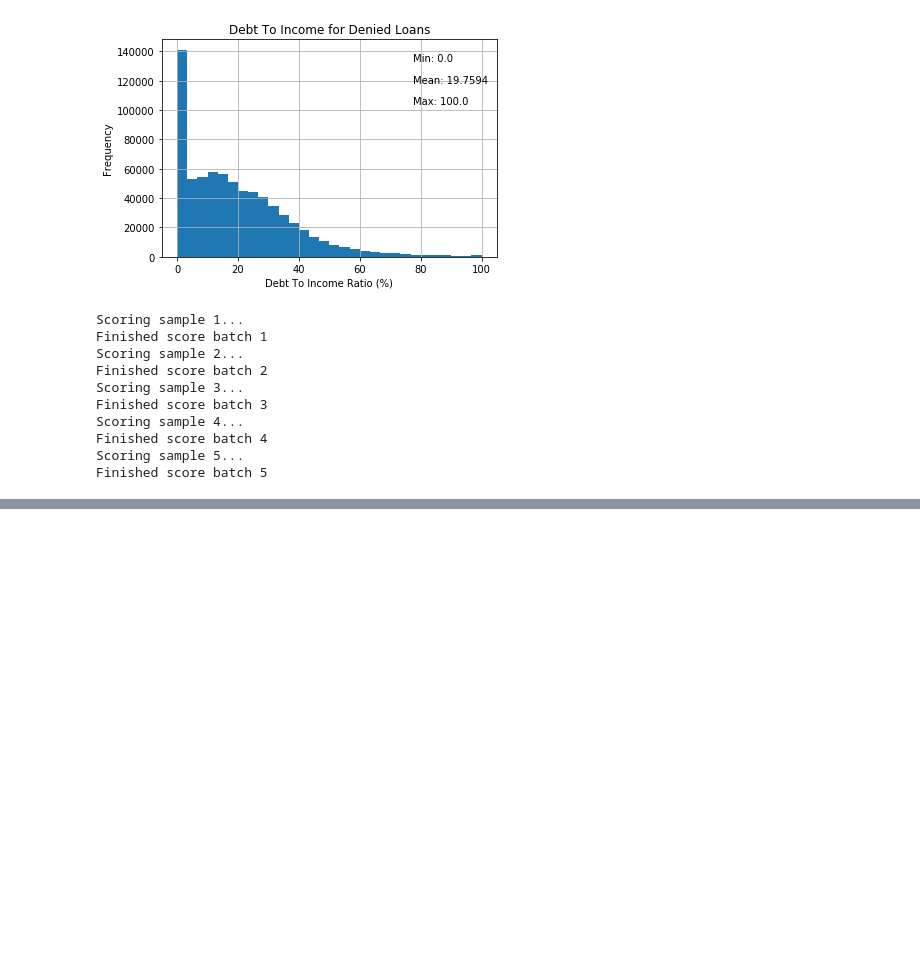
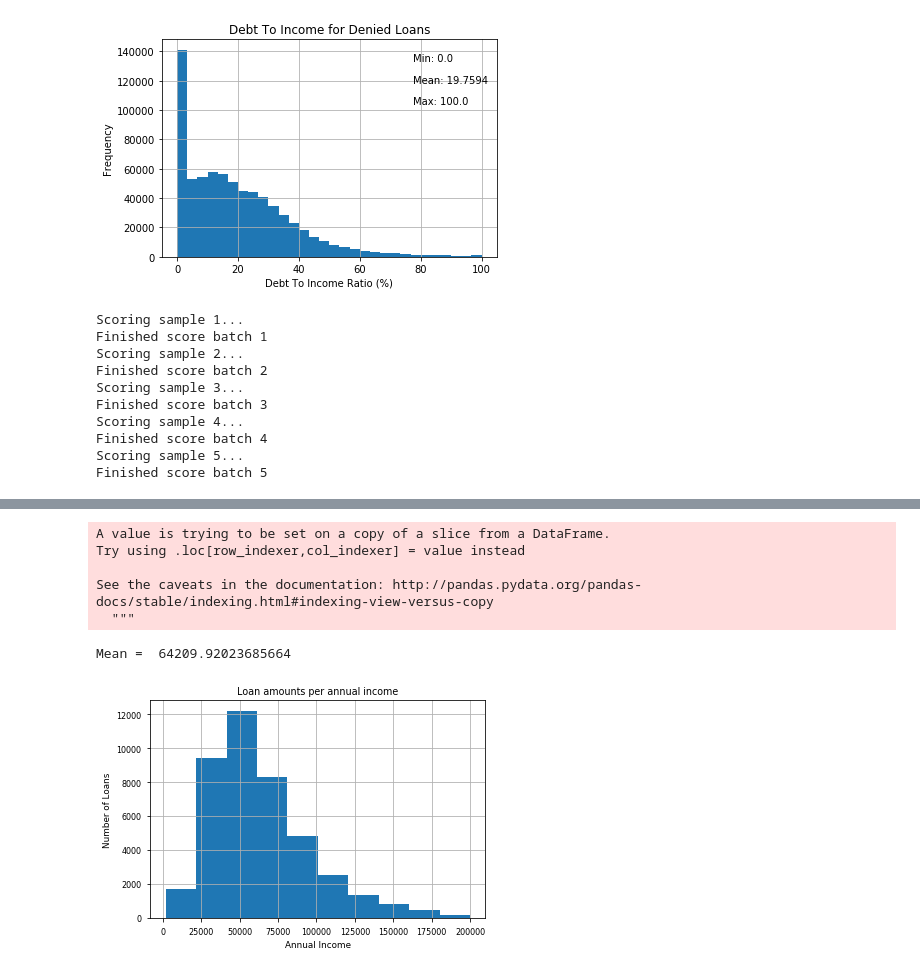
Before and after one commit to kevineato/loan_data_project, a Jupyter notebook: loan_data_project.ipynb, the cells around one changed output, grey strips where cells are left out. Saved outputs shown, nothing was run; the diff lists cells and outputs as text; code cells hidden in the pictures; blank space fills up the shorter version.

Commit message:
Updated loan_data_project

```diff
--- a/loan_data_project.ipynb
+++ b/loan_data_project.ipynb
@@ -172,0 +178,25 @@ Mean Accuracy: 0.8351 (+/- 0.0341)
+# %%
+#clean loan status
+
+loan = loan_df[['funded_amnt','emp_length','annual_inc','loan_status','home_ownership','addr_state','tax_liens','grade','int_rate']]
+
+loan['loan_status_clean'] = loan['loan_status'].map({'Current': 2, 'Fully Paid': 1, 'Charged Off':0, 'Late(31-120 days)':0, 'In Grace Period': 0, 'Late(16-30 days)': 0, 'Default': 0})
+loan = loan[loan.loan_status_clean != 2]
+loan["loan_status_clean"] = loan["loan_status_clean"].apply(lambda loan_status_clean: 0 if loan_status_clean == 0 else 1)
+# %% [output]
+A value is trying to be set on a copy of a slice from a DataFrame.
+Try using .loc[row_indexer,col_indexer] = value instead
+
+See the caveats in the documentation: http://pandas.pydata.org/pandas-docs/stable/indexing.html#indexing-view-versus-copy
+  """
+# %%
+#Loan amounts per annual income
+loan = loan[loan['annual_inc']<200000] # to remove small amt of people with high income
+loan.annual_inc.hist()
+plt.title("Loan amounts per annual income")
+plt.xlabel('Annual Income')
+plt.ylabel('Number of Loans')
+print("Mean = ",loan['annual_inc'].mean())
+# %% [output]
+Mean =  64209.92023685664
+[figure, added]
```
Also changed, not shown: parts of 21 cells of this notebook.
